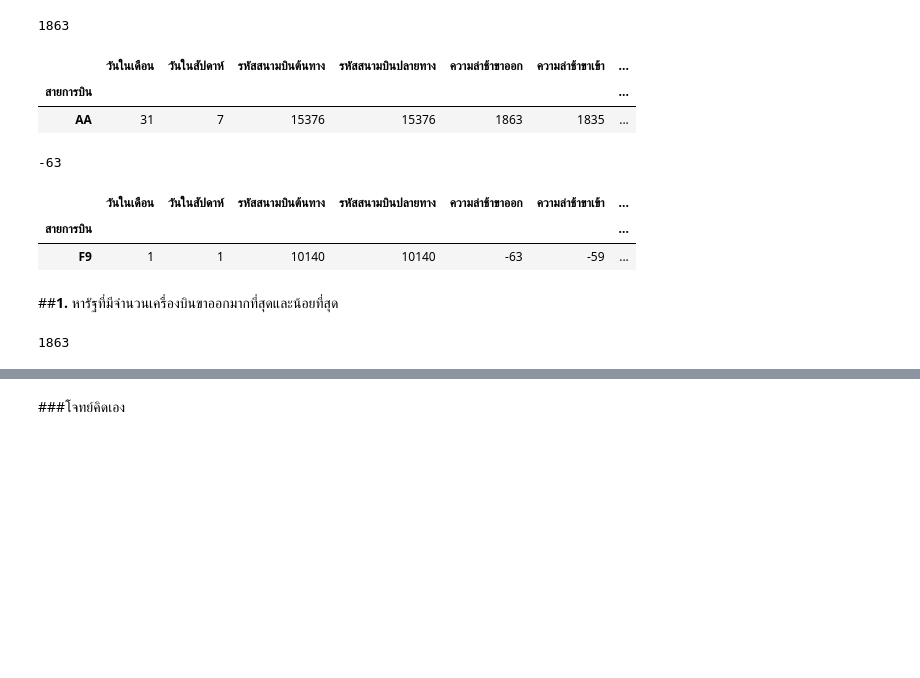
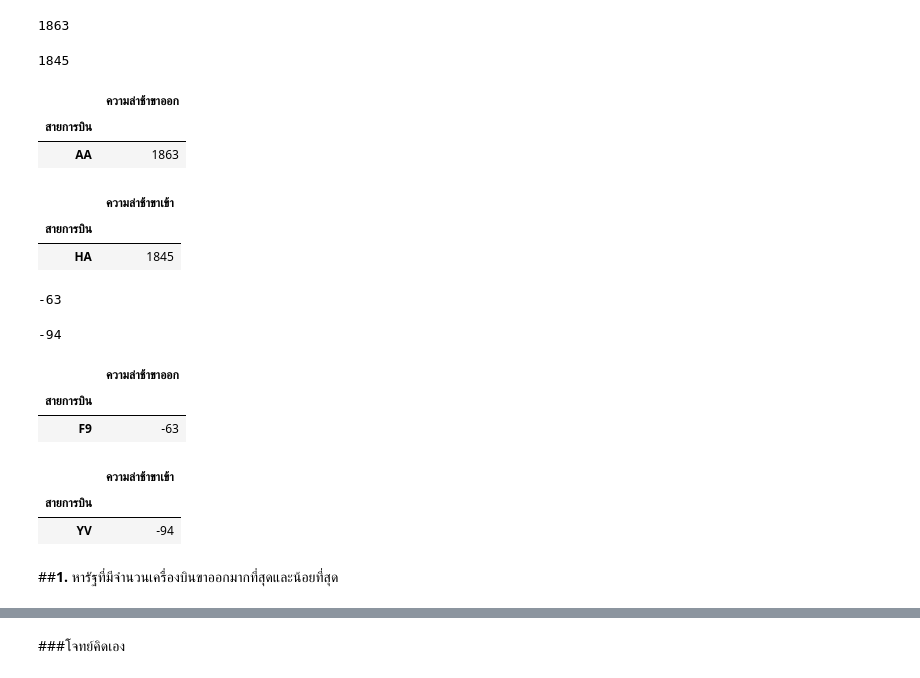
Before and after one commit to ParichayaHongthongkum/DWDM21, a Jupyter notebook: MiniExam.ipynb, the cells around one changed output, grey strips where cells are left out. Saved outputs shown, nothing was run; the diff lists cells and outputs as text; code cells hidden in the pictures; blank space fills up the shorter version.

```diff
--- a/MiniExam.ipynb
+++ b/MiniExam.ipynb
@@ -110,27 +110,45 @@ data.dropna()
 data['ความล่าช้าขาออก'].max()
 # %% [output]
 1863
+# %%
+data['ความล่าช้าขาเข้า'].max()
+# %% [output]
+1845
 # %%
-max = data.groupby('สายการบิน').max().sort_values(by=['ความล่าช้าขาออก'],ascending=False)
-max.iloc[:1,:]
+max1 = data.groupby('สายการบิน').max().sort_values(by=['ความล่าช้าขาออก'],ascending=False)
+max1.iloc[:1,4:5]
 # %% [output]
-|  | วันในเดือน | วันในสัปดาห์ | รหัสสนามบินต้นทาง | รหัสสนามบินปลายทาง | ความล่าช้าขาออก | ความล่าช้าขาเข้า | ... |
-| สายการบิน |  |  |  |  |  |  | ... |
-| AA | 31 | 7 | 15376 | 15376 | 1863 | 1835 | ... |
+|  | ความล่าช้าขาออก |
+| สายการบิน |  |
+| AA | 1863 |
+# %%
+max2 = data.groupby('สายการบิน').max().sort_values(by=['ความล่าช้าขาเข้า'],ascending=False)
+max2.iloc[:1,5:6]
+# %% [output]
+|  | ความล่าช้าขาเข้า |
+| สายการบิน |  |
+| HA | 1845 |
 # %%
 data['ความล่าช้าขาออก'].min()
 # %% [output]
 -63
+# %%
+data['ความล่าช้าขาเข้า'].min()
+# %% [output]
+-94
 # %%
-min = data.groupby('สายการบิน').min().sort_values(by=['ความล่าช้าขาออก'],ascending=False)
-min.iloc[-1:,:]
+min1 = data.groupby('สายการบิน').min().sort_values(by=['ความล่าช้าขาออก'],ascending=False)
+min1.iloc[-1:,4:5]
 # %% [output]
-|  | วันในเดือน | วันในสัปดาห์ | รหัสสนามบินต้นทาง | รหัสสนามบินปลายทาง | ความล่าช้าขาออก | ความล่าช้าขาเข้า | ... |
-| สายการบิน |  |  |  |  |  |  | ... |
-| F9 | 1 | 1 | 10140 | 10140 | -63 | -59 | ... |
+|  | ความล่าช้าขาออก |
+| สายการบิน |  |
+| F9 | -63 |
+# %%
+min1 = data.groupby('สายการบิน').min().sort_values(by=['ความล่าช้าขาเข้า'],ascending=False)
+min1.iloc[-1:,5:6]
+# %% [output]
+|  | ความล่าช้าขาเข้า |
+| สายการบิน |  |
+| YV | -94 |
 # %% [markdown]
 ##**1.** หารัฐที่มีจำนวนเครื่องบินขาออกมากที่สุดและน้อยที่สุด
-# %%
-data['ความล่าช้าขาออก'].max()
-# %% [output]
-1863
```
Also changed, not shown: parts of 5 cells of this notebook.
